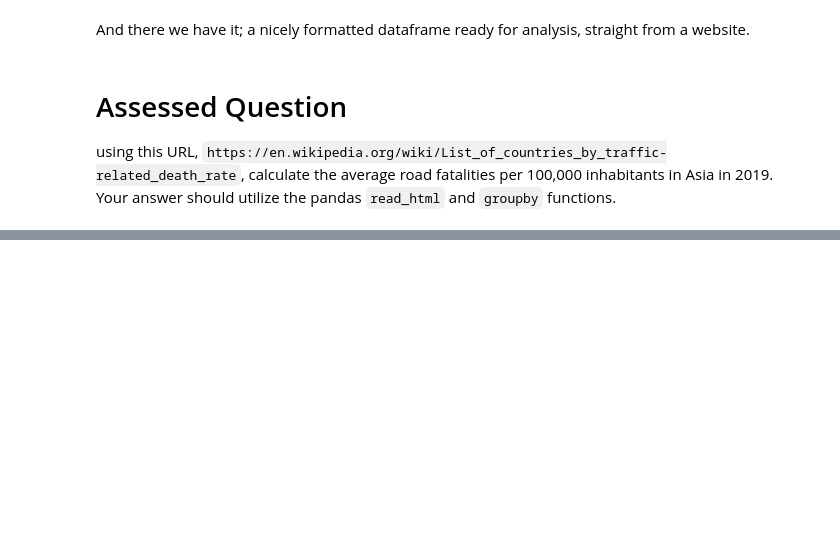
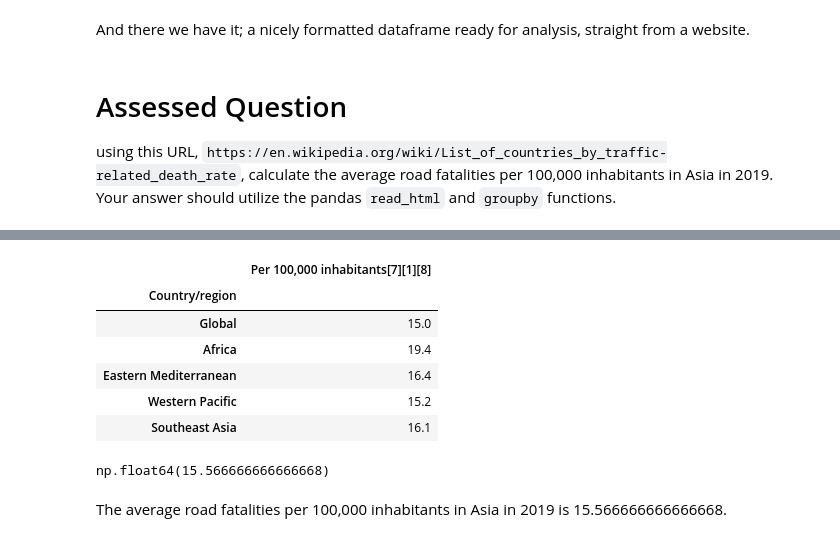
Before and after one commit to louisaliu173-glitch/QM2, a Jupyter notebook: notebooks/W02. Pandas.ipynb, the cells around one changed output, grey strips where cells are left out. Cells and saved outputs as stored; diff of their text form; code cells hidden in the pictures; blank space fills up the shorter version.

```diff
--- a/notebooks/W02. Pandas.ipynb
+++ b/notebooks/W02. Pandas.ipynb
@@ -542,3 +528,11 @@ And there we have it; a nicely formatted dataframe ready for analysis, straight
 # Assessed Question
 
 using this URL, `https://en.wikipedia.org/wiki/List_of_countries_by_traffic-related_death_rate`, calculate the average road fatalities per 100,000 inhabitants in Asia in 2019. Your answer should utilize the pandas `read_html` and `groupby` functions.
+# %%
+import pandas as pd
+
+url='https://en.wikipedia.org/wiki/List_of_countries_by_traffic-related_death_rate'
+
+table=pandas.read_html(url, index_col=0, storage_options={'User-Agent': 'Mozilla/5.0'})
+
+print(table)
@@ -544,0 +557,22 @@ using this URL, `https://en.wikipedia.org/wiki/List_of_countries_by_traffic-rela
+# %%
+Road_fatalities=table[0]
+clean = Road_fatalities[['Per 100,000 inhabitants[7][1][8]']]
+clean = clean.replace(',', '', regex=True)
+clean = clean.replace('-', 'NaN', regex=True).astype('float')
+clean.head()
+# %% [output]
+|  | Per 100,000 inhabitants[7][1][8] |
+| Country/region |  |
+| Global | 15.0 |
+| Africa | 19.4 |
+| Eastern Mediterranean | 16.4 |
+| Western Pacific | 15.2 |
+| Southeast Asia | 16.1 |
+# %%
+asia_2019 = Road_fatalities[(Road_fatalities['Continent'] == 'Asia') &(Road_fatalities['Date[b]'].str.contains('2019', na=False))]
+
+asia_2019['Per 100,000 inhabitants[7][1][8]'].mean()
+# %% [output]
+np.float64(15.566666666666668)
+# %% [markdown]
+The average road fatalities per 100,000 inhabitants in Asia in 2019 is 15.566666666666668.
```
Also changed, not shown: parts of 14 cells of this notebook.
